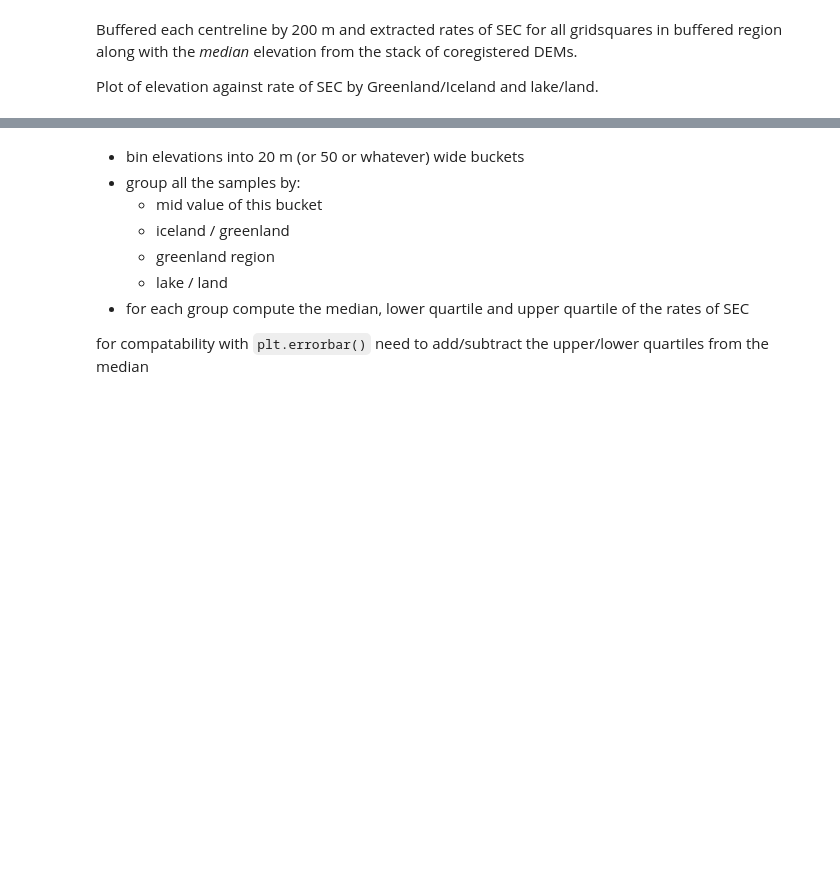
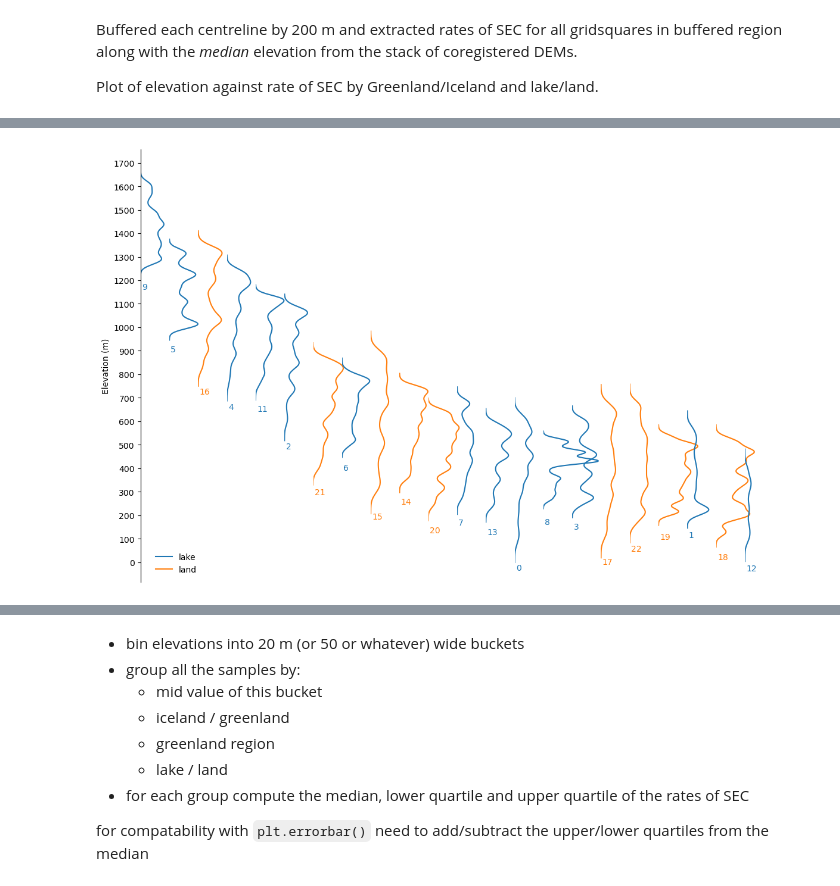
Before and after one commit to tlohde/lake-terminating-glaciers, a Jupyter notebook: src/jan25Update.ipynb, the cells around one changed output, grey strips where cells are left out. Drawn from its saved outputs; the diff is of its cells as text; code cells hidden in the pictures; blank space fills up the shorter version.

```diff
--- a/src/jan25Update.ipynb
+++ b/src/jan25Update.ipynb
@@ -345,9 +321,9 @@ Buffered each centreline by 200 m and extracted rates of SEC for all gridsquares
 Plot of elevation against rate of SEC by Greenland/Iceland and lake/land.
 # %%
 ## read in sample files, and assign basin SUBREGION
-
 sample_files = glob('../data/id*/sec_sample.parquet')
 sample_files.remove('../data/id32_1327449x_-2520905y/sec_sample.parquet')  # removing dodgy 32!
+sample_files.remove('../data/id10_499410x_-1351353y/sec_sample.parquet') # removing 10
 
 # read in all sample files
 samples = pd.concat(
@@ -362,0 +355,48 @@ print(samples.groupby(['where', 'region', 'lake_land'])['z_median'].count().to_m
+# %%
+col_order = samples.loc[(samples['where']=='greenland')].groupby(['lake_land', 'id'])['z_median'].median().reset_index().sort_values(by=['z_median', 'lake_land'], ascending=False)['id'].tolist()
+# %%
+cdict = {'lake': 'tab:blue',
+         'land': 'tab:orange'}
+
+fg = sns.displot(data=samples.loc[(samples['where']=='greenland')],
+            y='z_median',
+            col='id',
+            col_order=col_order,
+            hue='lake_land',
+            kind='kde',
+            # common_norm=True,
+            aspect=1/15,
+            height=8
+            )
+
+fg.figure.subplots_adjust(wspace=-0.5)
+
+
+# Remove axes details that don't play well with overlap
+fg.set_titles("")
+fg.set(xticks=[], xlabel="")
+fg.despine(bottom=True, left=True, right=True, top=True)
+
+for i, ax in enumerate(fg.axes.flat):
+    ax.set_yticks(np.arange(0,1800,100))
+    ax.set_facecolor('none')
+    if i == 0:
+        # ax.set_yticks([])
+        # ax.set_yticks(np.arange(0,1600,100))
+        ax.spines['left'].set_visible(True)
+        ax.set_ylabel('Elevation (m)')
+    else:
+        ax.tick_params(axis='both', which='both', length=0)
+
+for ax, id in zip(fg.axes[0], col_order):
+    ll = centrelines.loc[id, 'lake_land']
+    min_z = samples.loc[samples['id']==id, 'z_median'].min()
+    ax.annotate(id,
+                xy=(0.00001, min_z-100),
+                xycoords='data',
+                color=cdict[ll])
+
+fg.legend.set_title(None)
+sns.move_legend(fg, loc='lower left', bbox_to_anchor=(0.05, 0.05))
+# %% [output]
+[figure, added]
```
Also changed, not shown: parts of 8 cells of this notebook, 3 other files.
